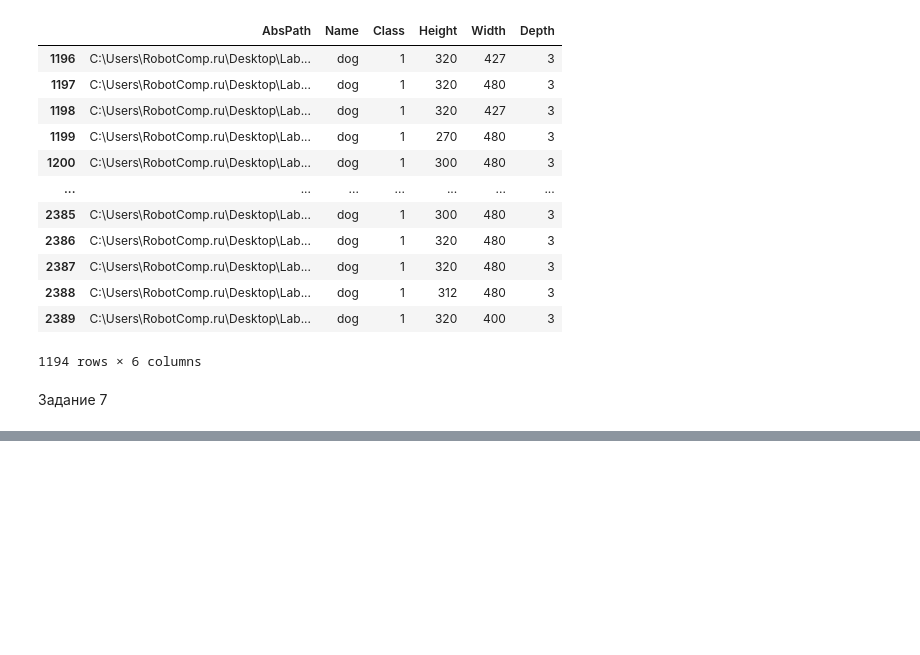
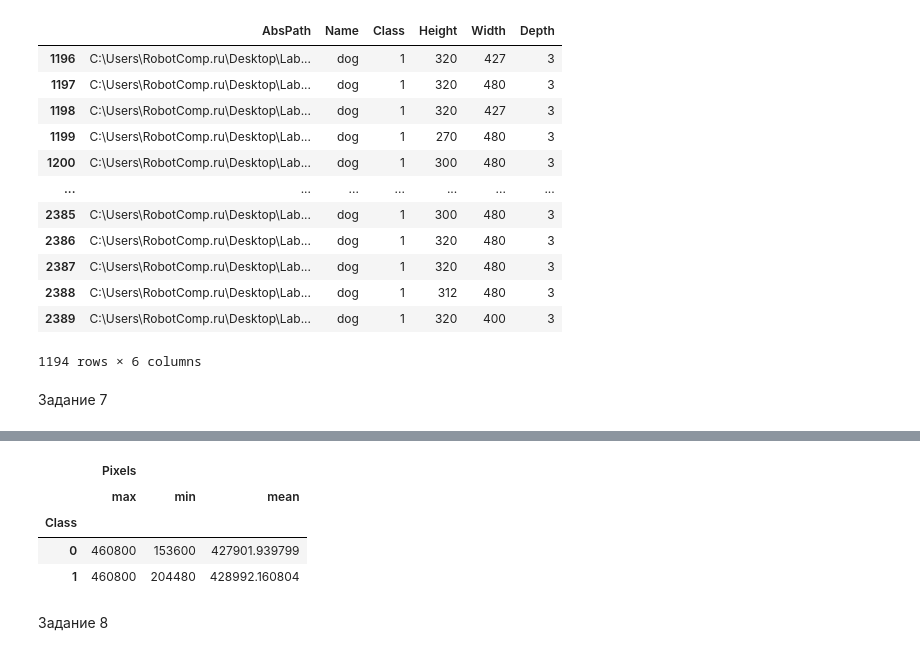
Before and after one commit to IvanAlehin/Lab, a Jupyter notebook: lab4/main.ipynb, the cells around one changed output, grey strips where cells are left out. Cells and saved outputs as stored; diff of their text form; code cells hidden in the pictures; blank space fills up the shorter version.

```diff
--- a/lab4/main.ipynb
+++ b/lab4/main.ipynb
@@ -148,0 +166,11 @@ df_1_filter
+# %%
+grouped = df.groupby('Class').agg({'Pixels': ['max', 'min', 'mean']})
+grouped
+# %% [output]
+|  | Pixels |  |  |
+|  | max | min | mean |
+| Class |  |  |  |
+| 0 | 460800 | 153600 | 427901.939799 |
+| 1 | 460800 | 204480 | 428992.160804 |
+# %% [markdown]
+Задание 8
```
Also changed, not shown: parts of 1 cell of this notebook.
